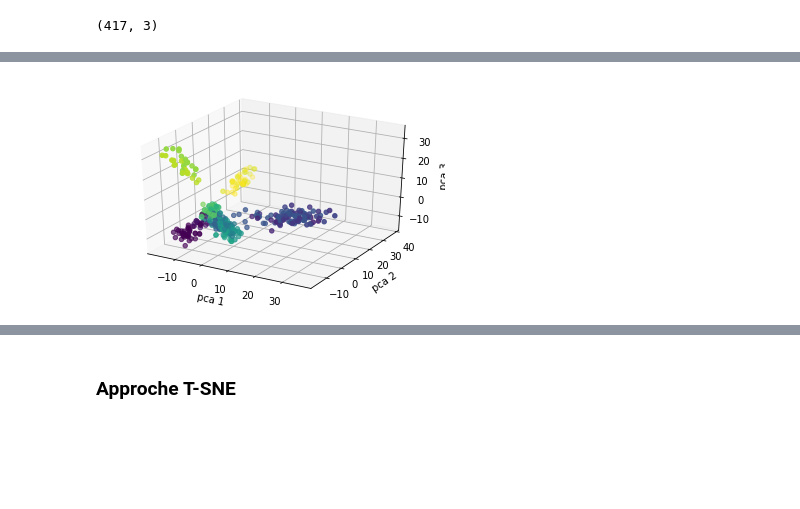
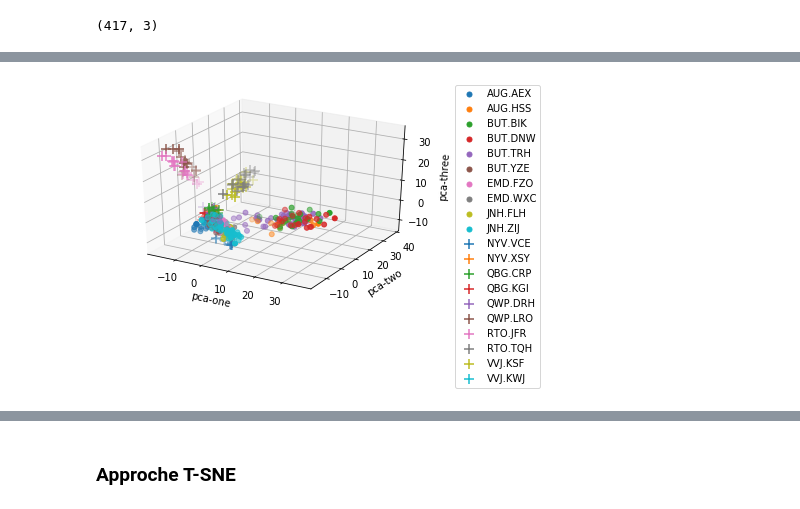
Before and after one commit to francoisremi/projet_FDD, a Jupyter notebook: jupyter/exercice2.ipynb, the cells around one changed output, grey strips where cells are left out. Cells and saved outputs as stored; diff of their text form; code cells hidden in the pictures; blank space fills up the shorter version.

```diff
--- a/jupyter/exercice2.ipynb
+++ b/jupyter/exercice2.ipynb
@@ -85,0 +80,14 @@ plt.legend(le.classes_)
+# %%
+fig = plt.figure()
+ax = fig.add_subplot(111)
+for i in range(1,len(le.classes_)+1):
+    if i < 11:
+        marker = '.'
+    else:
+        marker = '+'
+    ax.scatter(df[df['species']==i]['pca-one'].values,
+                df[df['species']==i]['pca-two'].values,
+                marker=marker, s=100, label=le.classes_[i-1])
+ax.set_xlabel('pca-one')
+ax.set_ylabel('pca-two')
+ax.legend(bbox_to_anchor=(1.05, 1), loc=2, borderaxespad=0.)
@@ -86,17 +97,21 @@ plt.legend(le.classes_)
 # %%
-from mpl_toolkits.mplot3d import Axes3D
 
 fig = plt.figure()
 ax = fig.add_subplot(111, projection='3d')
 
-ax.scatter(df['pca-one'], df['pca-two'], df['pca-three'], c=df['species'], marker='o', label=le.classes_)
-
-ax.set_xlabel('pca 1')
-ax.set_ylabel('pca 2')
-ax.set_zlabel('pca 3')
-
-#plt.legend(le.classes_)
-
-plt.show()
+for i in range(1,len(le.classes_)+1):
+    if i < 11:
+        marker = '.'
+    else:
+        marker = '+'
+    ax.scatter(df[df['species']==i]['pca-one'].values,
+                df[df['species']==i]['pca-two'].values,
+                df[df['species']==i]['pca-three'].values,
+                marker=marker, s=100, label=le.classes_[i-1])
+ax.set_xlabel('pca-one')
+ax.set_ylabel('pca-two')
+ax.set_zlabel('pca-three')
+ax.legend(bbox_to_anchor=(1.05, 1), loc=2, borderaxespad=0.)
+fig.savefig("figures/pca.svg", bbox_inches='tight')
 # %% [output]
-[figure, old version]
+[figure, new version]
```
Also changed, not shown: parts of 5 cells of this notebook, 5 other files.
